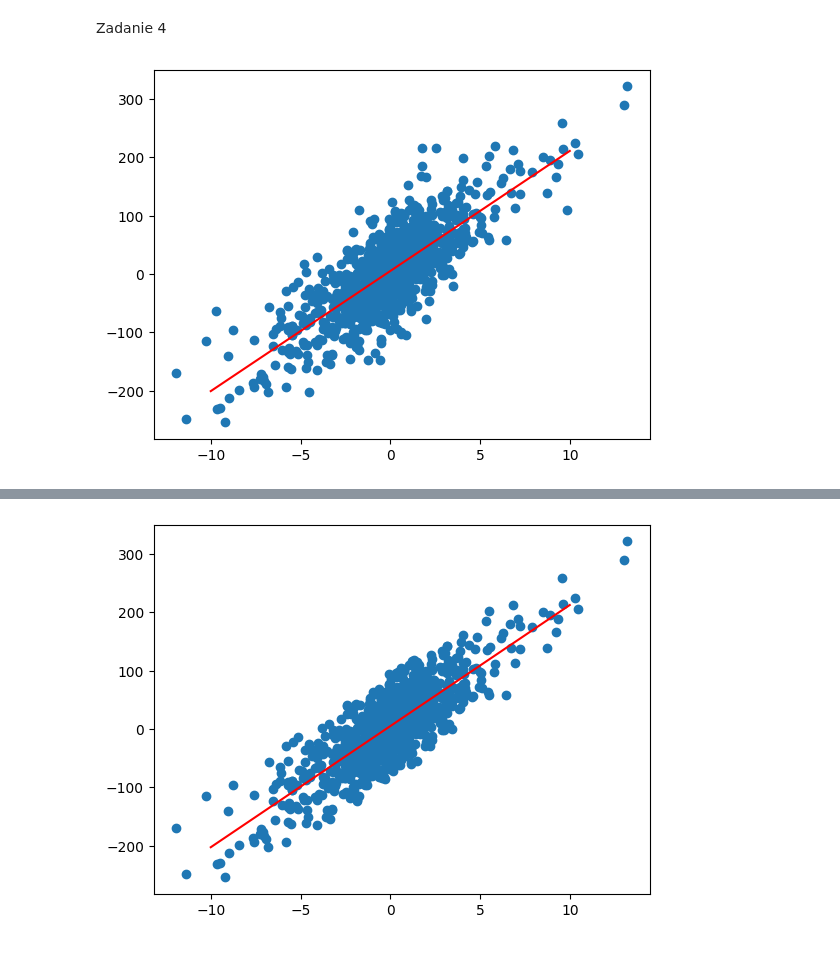
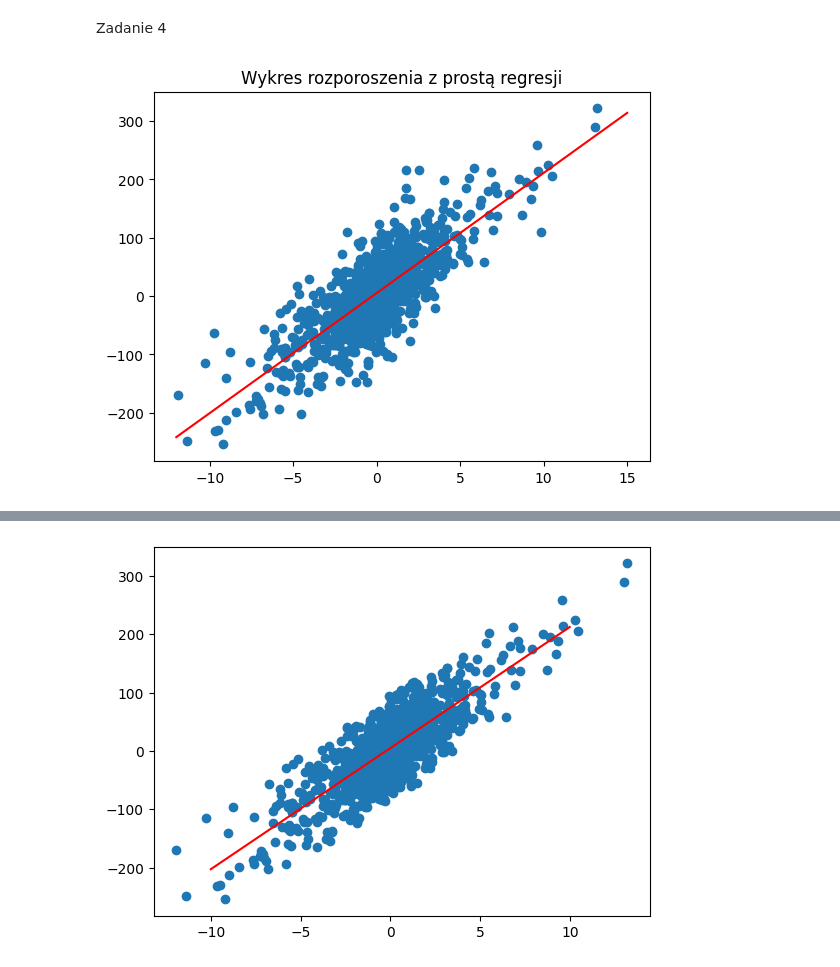
Before and after one commit to rafglo/Computer-Analysis-of-Time-Series, a Jupyter notebook: lista1.ipynb, the cells around one changed output, grey strips where cells are left out. Drawn from its saved outputs; the diff is of its cells as text; code cells hidden in the pictures.

```diff
--- a/lista1.ipynb
+++ b/lista1.ipynb
@@ -71,19 +71,20 @@ plt.show()
 # %% [markdown]
 Zadanie 4
 # %%
-dane4 = pd.read_csv(r"C:\Users\Rafal\OneDrive\Dokumenty\GitHub\Komputerowa-analiza-szeregow-czasowych\dane4.txt", delim_whitespace=True, header=None)
+dane4 = pd.read_csv(r"C:\Users\lab\Desktop\kasc\dane4.txt", delim_whitespace=True, header=None)
 # %%
 objasniajaca_4 = dane4[0]
 objasniana_4 = dane4[1]
 # %%
 b02, b12 = prosta_regresji(objasniajaca_4, objasniana_4)
-xs = np.linspace(-10,10,1000)
+xs = np.linspace(-12,15,1000)
 y_reg = b12*xs + b02
 # %%
 plt.scatter(objasniajaca_4, objasniana_4)
 plt.plot(xs, y_reg, color="r")
+plt.title("Wykres rozporoszenia z prostą regresji")
 plt.show()
 # %% [output]
-[figure, old version]
+[figure, new version]
 # %%
 e = objasniana_4 - (b12 * objasniajaca_4 + b02)
```
Also changed, not shown: parts of 27 cells of this notebook, 1 other file.
